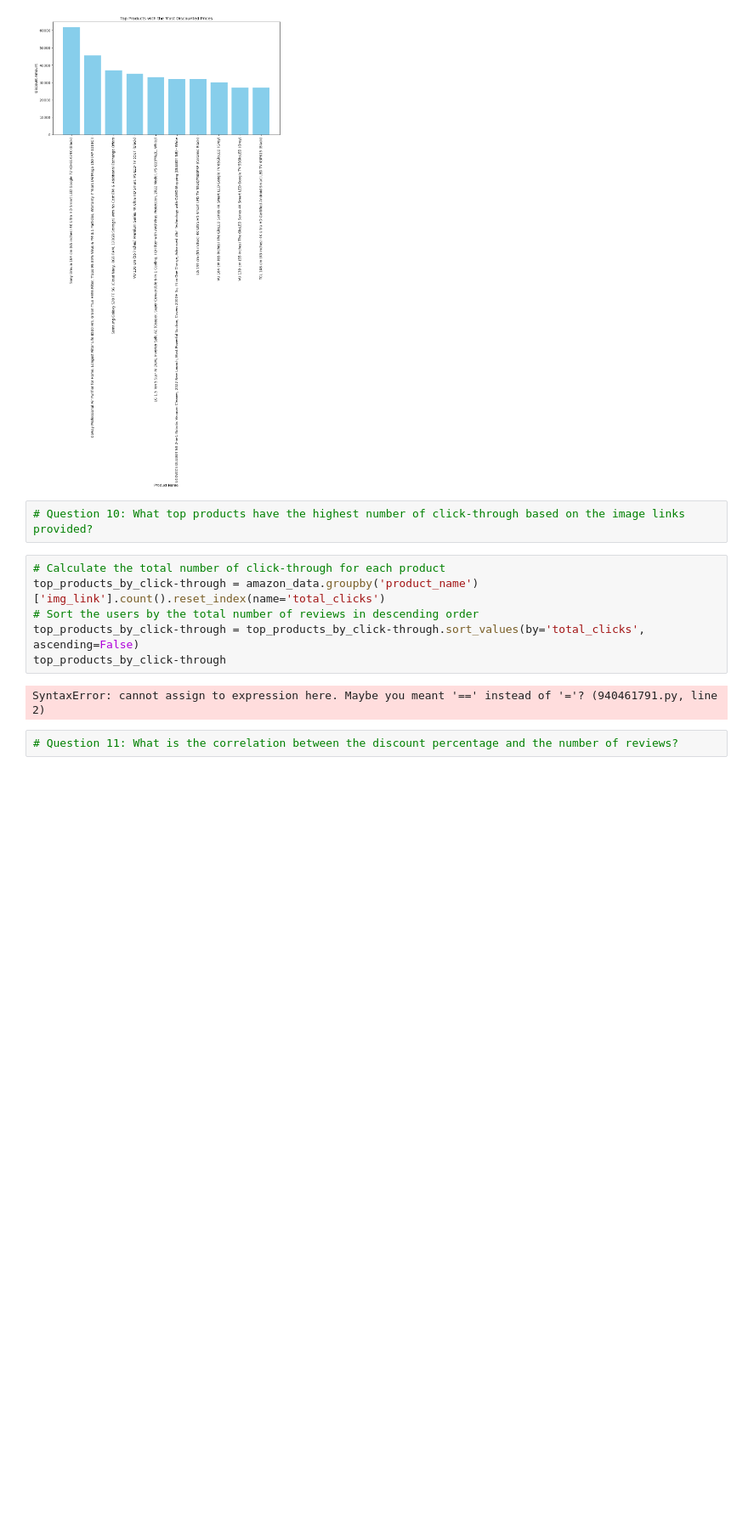
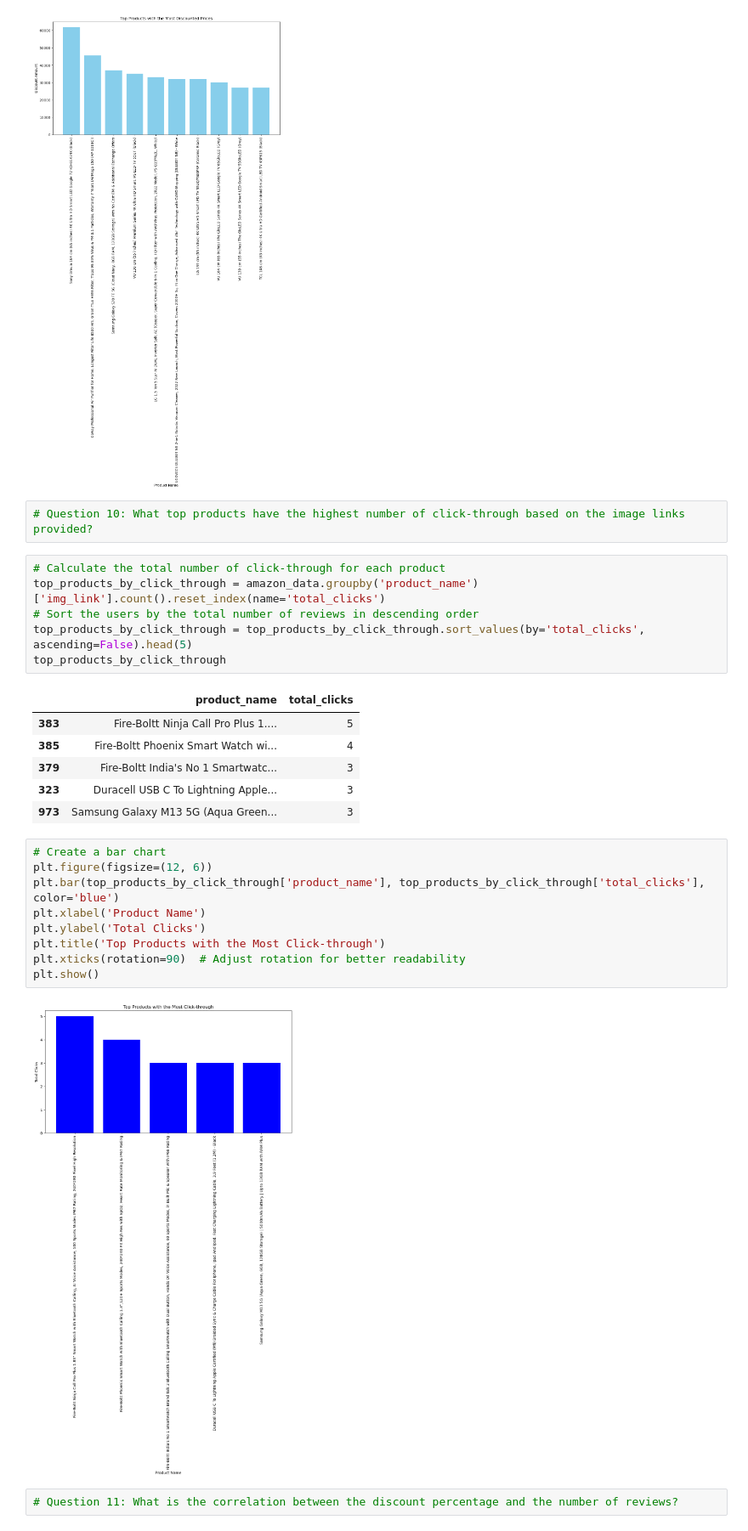
Before and after one commit to calvinhoang203/Analysis-of-Amazon-Sales-Trend, a Jupyter notebook: Amazon Sales Trend.ipynb, the cells around one changed output. Shown at 85% size. Drawn from its saved outputs; the diff is of its cells as text; blank space fills up the shorter version.

```diff
--- a/Amazon Sales Trend.ipynb
+++ b/Amazon Sales Trend.ipynb
@@ -532,12 +507,28 @@ plt.show()
 # Question 10: What top products have the highest number of click-through based on the image links provided?
 # %%
 # Calculate the total number of click-through for each product
-top_products_by_click-through = amazon_data.groupby('product_name')['img_link'].count().reset_index(name='total_clicks')
+top_products_by_click_through = amazon_data.groupby('product_name')['img_link'].count().reset_index(name='total_clicks')
 # Sort the users by the total number of reviews in descending order
-top_products_by_click-through = top_products_by_click-through.sort_values(by='total_clicks', ascending=False)
-top_products_by_click-through
+top_products_by_click_through = top_products_by_click_through.sort_values(by='total_clicks', ascending=False).head(5)
+top_products_by_click_through
 # %% [output]
-SyntaxError: cannot assign to expression here. Maybe you meant '==' instead of '='? (940461791.py, line 2)
+|  | product_name | total_clicks |
+| 383 | Fire-Boltt Ninja Call Pro Plus 1.... | 5 |
+| 385 | Fire-Boltt Phoenix Smart Watch wi... | 4 |
+| 379 | Fire-Boltt India's No 1 Smartwatc... | 3 |
+| 323 | Duracell USB C To Lightning Apple... | 3 |
+| 973 | Samsung Galaxy M13 5G (Aqua Green... | 3 |
+# %%
+# Create a bar chart
+plt.figure(figsize=(12, 6))
+plt.bar(top_products_by_click_through['product_name'], top_products_by_click_through['total_clicks'], color='blue')
+plt.xlabel('Product Name')
+plt.ylabel('Total Clicks')
+plt.title('Top Products with the Most Click-through')
+plt.xticks(rotation=90)  # Adjust rotation for better readability
+plt.show()
+# %% [output]
+[figure, added]
 # %%
 # Question 11: What is the correlation between the discount percentage and the number of reviews?
 # %%
```
Also changed, not shown: parts of 14 cells of this notebook.
